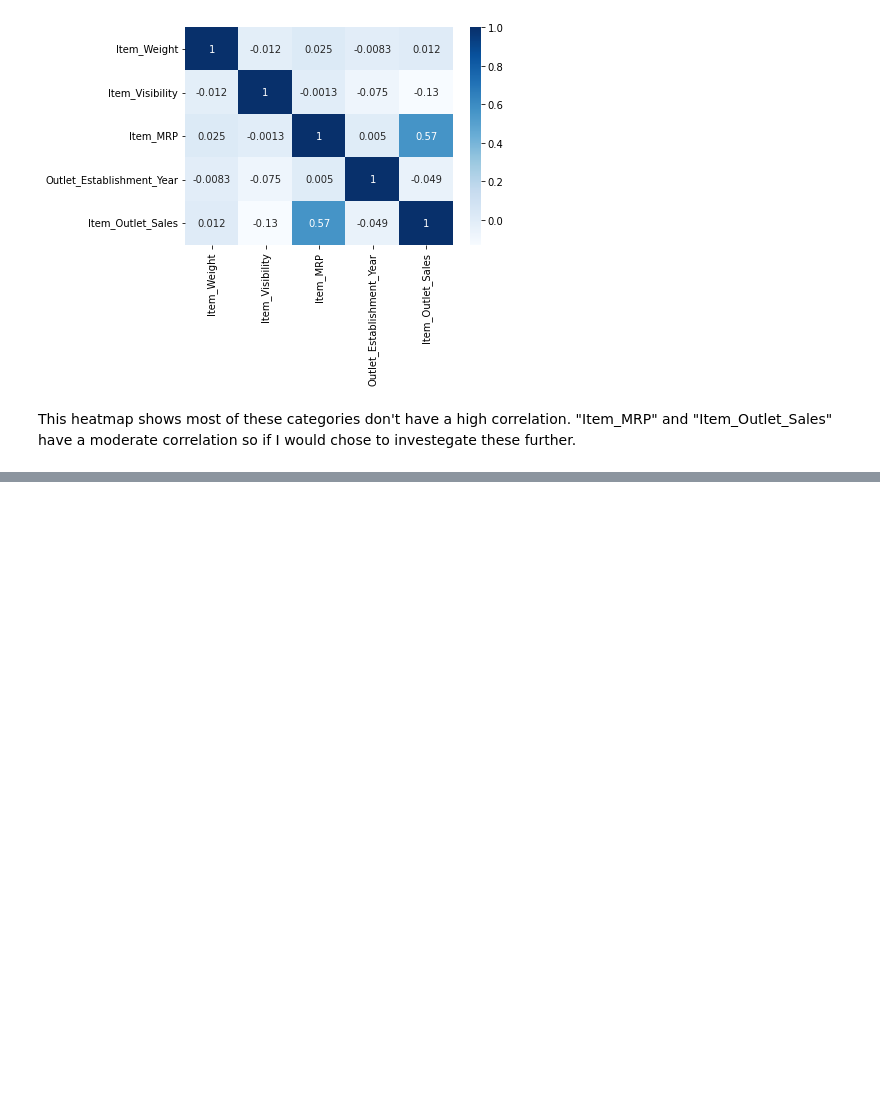
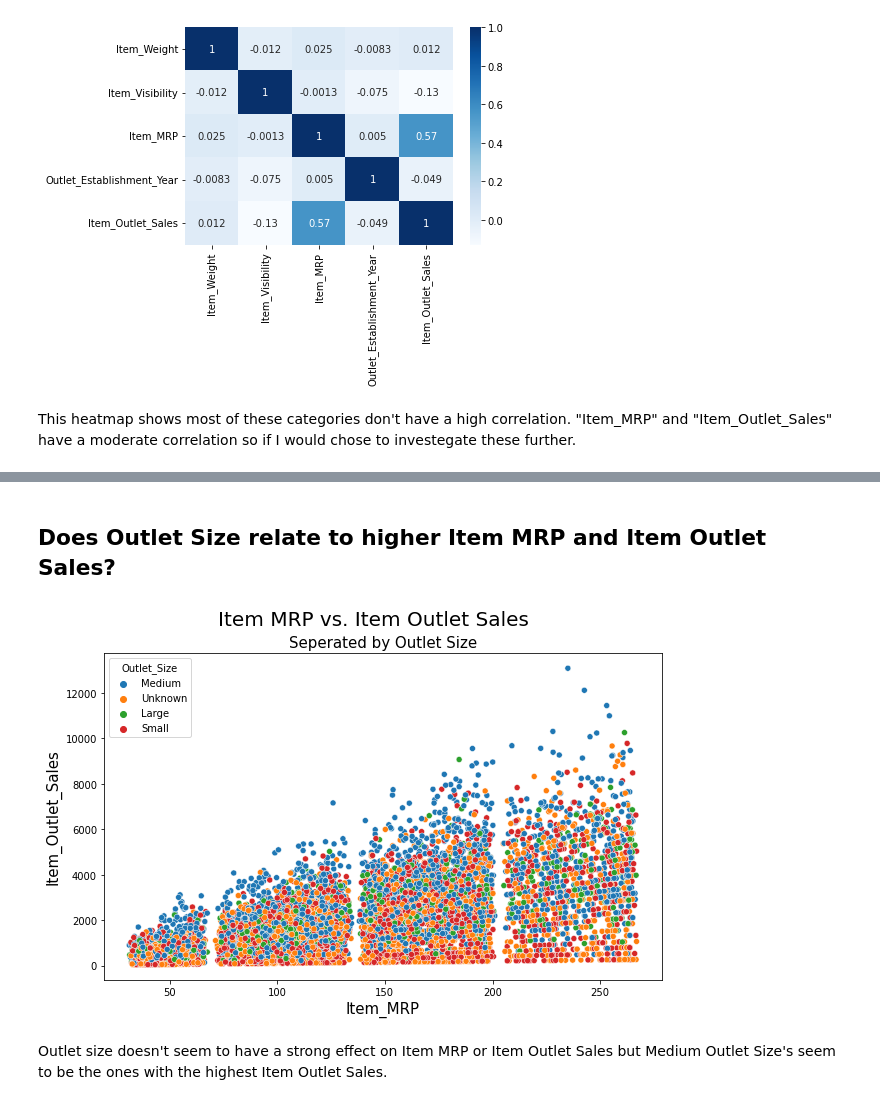
Before and after one commit to slagana8/food_sales_predicitions-, a Jupyter notebook: Project_1_Sales_Predictions.ipynb, the cells around one changed output, grey strips where cells are left out. Cells and saved outputs as stored; diff of their text form; code cells hidden in the pictures; blank space fills up the shorter version.

```diff
--- a/Project_1_Sales_Predictions.ipynb
+++ b/Project_1_Sales_Predictions.ipynb
@@ -359,0 +380,13 @@ This heatmap shows most of these categories don't have a high correlation. "Item
+# %% [markdown]
+## Does Outlet Size relate to higher Item MRP and Item Outlet Sales?
+# %%
+fig = plt.figure(figsize = (10,6))
+x = sns.scatterplot(data = df_sp, x = "Item_MRP", y = "Item_Outlet_Sales", hue = "Outlet_Size")
+x.set_title("Seperated by Outlet Size", fontsize = 15)
+fig.suptitle("Item MRP vs. Item Outlet Sales", fontsize = 20)
+x.set_xlabel("Item_MRP",fontsize = 15)
+x.set_ylabel("Item_Outlet_Sales", fontsize = 15);
+# %% [output]
+[figure, added]
+# %% [markdown]
+Outlet size doesn't seem to have a strong effect on Item MRP or Item Outlet Sales but Medium Outlet Size's seem to be the ones with the highest Item Outlet Sales.
```
Also changed, not shown: parts of 7 cells of this notebook.
